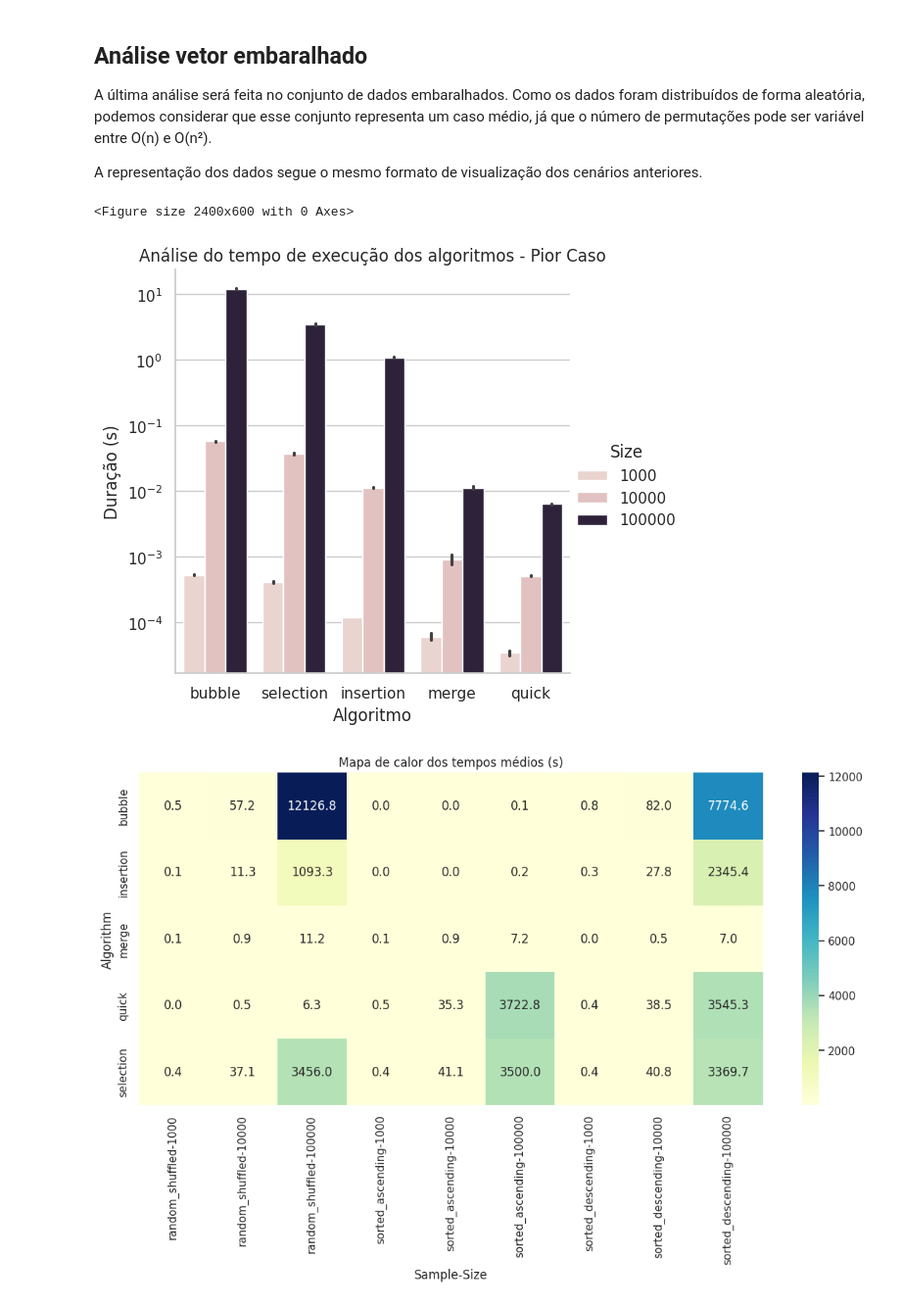
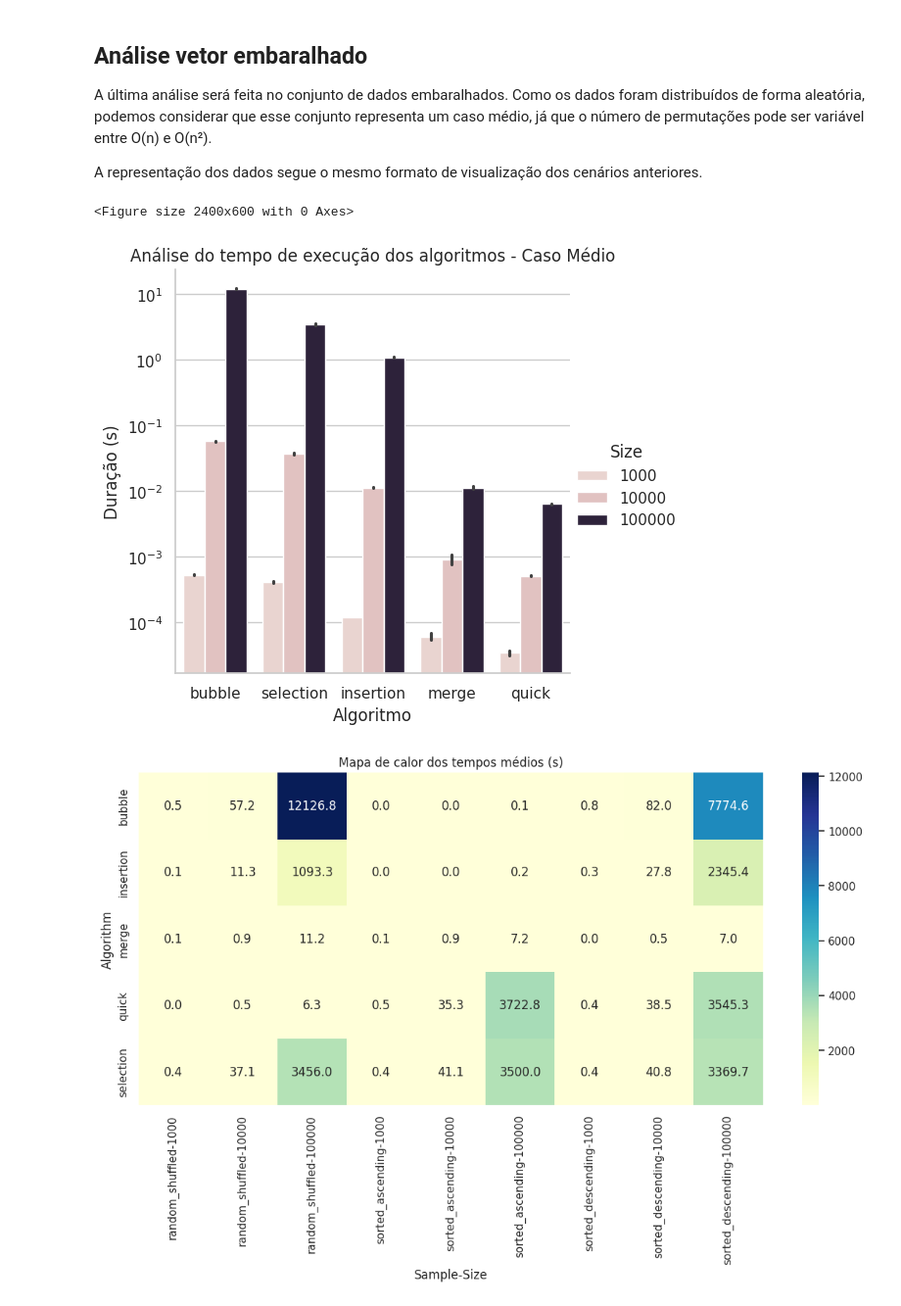
Before and after one commit to olucasaguiar/projeto-metodos-de-ordenacao, a Jupyter notebook: app/projeto_algoritmos_de_ordenacao.ipynb, the cells around one changed output. Shown at 98% size. Saved outputs shown, nothing was run; the diff lists cells and outputs as text; code cells hidden in the pictures.

```diff
--- a/app/projeto_algoritmos_de_ordenacao.ipynb
+++ b/app/projeto_algoritmos_de_ordenacao.ipynb
@@ -112,20 +112,20 @@ A representação dos dados segue o mesmo formato de visualização dos cenário
 # %%
 random_shuffled_df = df[df["Sample"] == "random_shuffled"]
 
 plot(
     data=random_shuffled_df,
-    title="Análise do tempo de execução dos algoritmos - Pior Caso",
+    title="Análise do tempo de execução dos algoritmos - Caso Médio",
     x="Algorithm",
     x_label="Algoritmo",
     y="duration_s",
     y_label="Duração (s)",
     hue="Size",
     kind="bar",
     use_log_scale=True,
 )
 # %% [output]
 <Figure size 2400x600 with 0 Axes>
-[figure, old version]
+[figure, new version]
 # %%
 # Mapa de calor
 mean_df = df.groupby(["Algorithm", "Sample", "Size"])["duration_ms"].mean().reset_index()
```
Also changed, not shown: 9 other files.
